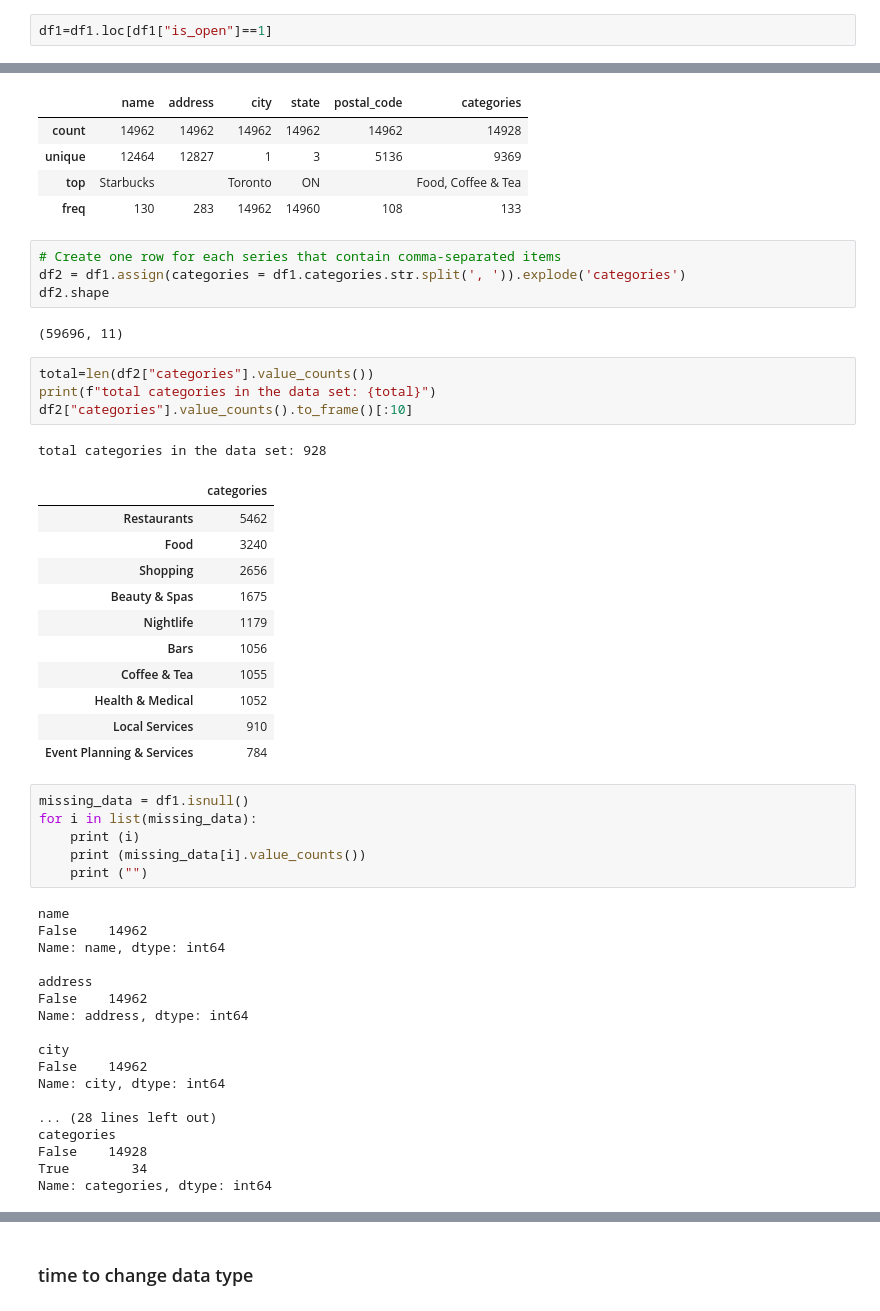
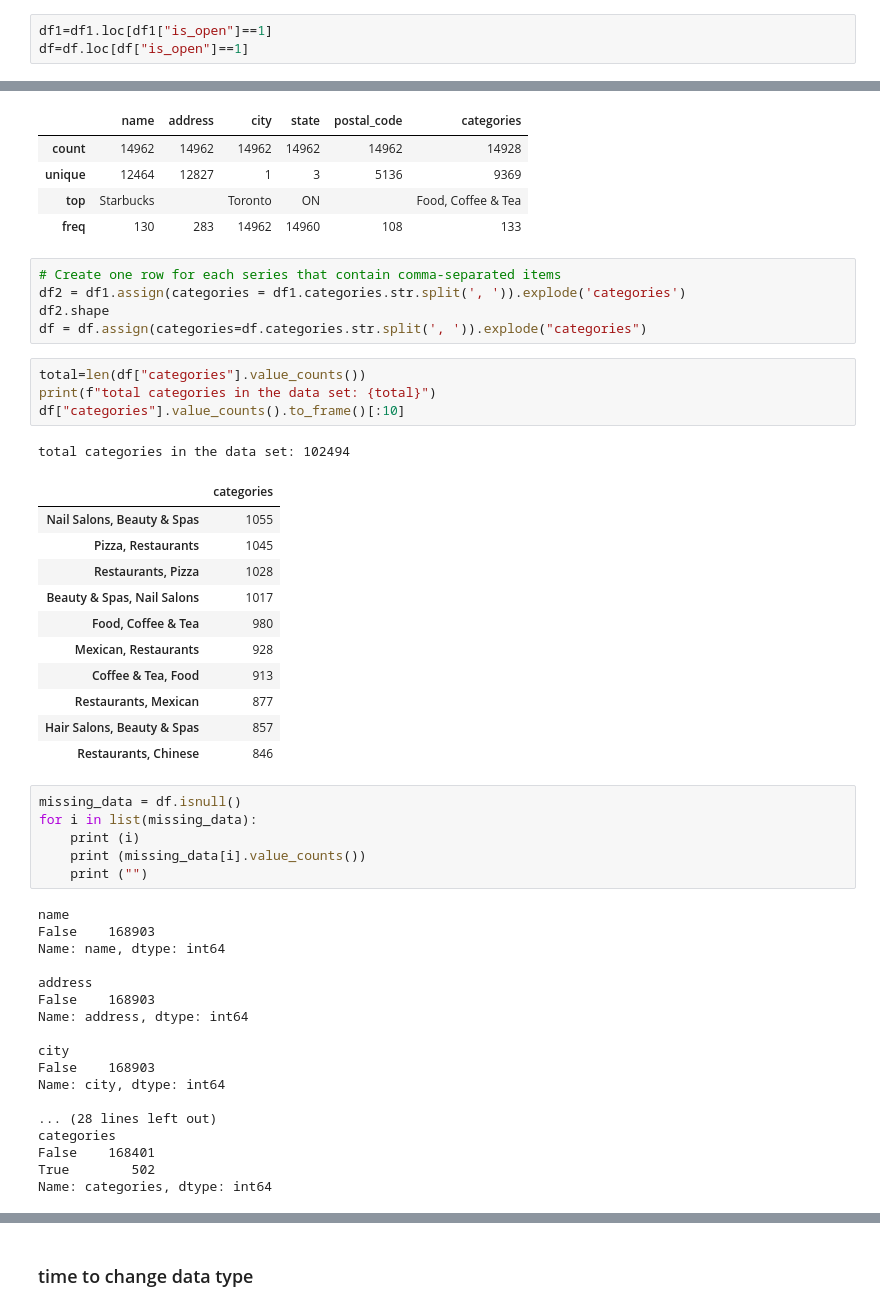
Before and after one commit to madeleine68/Yelp_analysis, a Jupyter notebook: yelp.ipynb, the cells around one changed output, grey strips where cells are left out. Drawn from its saved outputs; the diff is of its cells as text.

```diff
--- a/yelp.ipynb
+++ b/yelp.ipynb
@@ -90,6 +95,7 @@ df1.is_open.value_counts()
 Name: is_open, dtype: int64
 # %%
 df1=df1.loc[df1["is_open"]==1]
+df=df.loc[df["is_open"]==1]
 # %%
 df1.describe(include=["object"])
 # %% [output]
@@ -102,47 +108,46 @@ df1.describe(include=["object"])
 # Create one row for each series that contain comma-separated items
 df2 = df1.assign(categories = df1.categories.str.split(', ')).explode('categories')
 df2.shape
+df = df.assign(categories=df.categories.str.split(', ')).explode("categories")
-# %% [output]
-(59696, 11)
 # %%
-total=len(df2["categories"].value_counts())
+total=len(df["categories"].value_counts())
 print(f"total categories in the data set: {total}")
-df2["categories"].value_counts().to_frame()[:10]
+df["categories"].value_counts().to_frame()[:10]
 # %% [output]
-total categories in the data set: 928
+total categories in the data set: 102494
 |  | categories |
-| Restaurants | 5462 |
-| Food | 3240 |
-| Shopping | 2656 |
-| Beauty & Spas | 1675 |
-| Nightlife | 1179 |
-| Bars | 1056 |
-| Coffee & Tea | 1055 |
-| Health & Medical | 1052 |
-| Local Services | 910 |
-| Event Planning & Services | 784 |
+| Nail Salons, Beauty & Spas | 1055 |
+| Pizza, Restaurants | 1045 |
+| Restaurants, Pizza | 1028 |
+| Beauty & Spas, Nail Salons | 1017 |
+| Food, Coffee & Tea | 980 |
+| Mexican, Restaurants | 928 |
+| Coffee & Tea, Food | 913 |
+| Restaurants, Mexican | 877 |
+| Hair Salons, Beauty & Spas | 857 |
+| Restaurants, Chinese | 846 |
 # %%
-missing_data = df1.isnull()
+missing_data = df.isnull()
 for i in list(missing_data):
     print (i)
     print (missing_data[i].value_counts())
     print ("")
 # %% [output]
 name
-False    14962
+False    168903
 Name: name, dtype: int64
 
 address
-False    14962
+False    168903
 Name: address, dtype: int64
 
 city
-False    14962
+False    168903
 Name: city, dtype: int64
 
 ... (28 lines left out)
 categories
-False    14928
-True        34
+False    168401
+True        502
 Name: categories, dtype: int64
 # %% [markdown]
```
Also changed, not shown: parts of 9 cells of this notebook, 11 other files.
